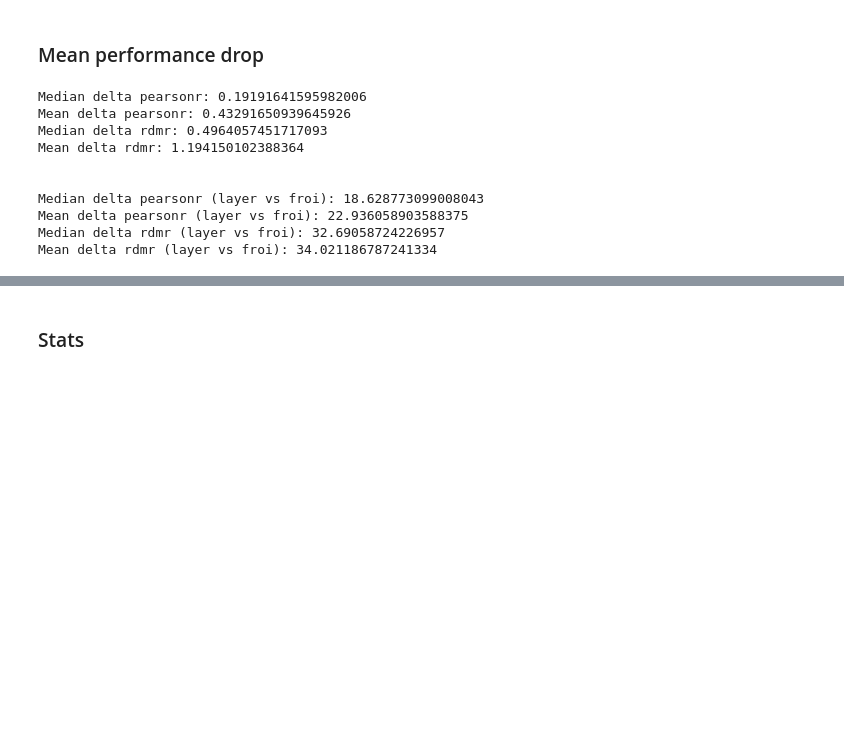
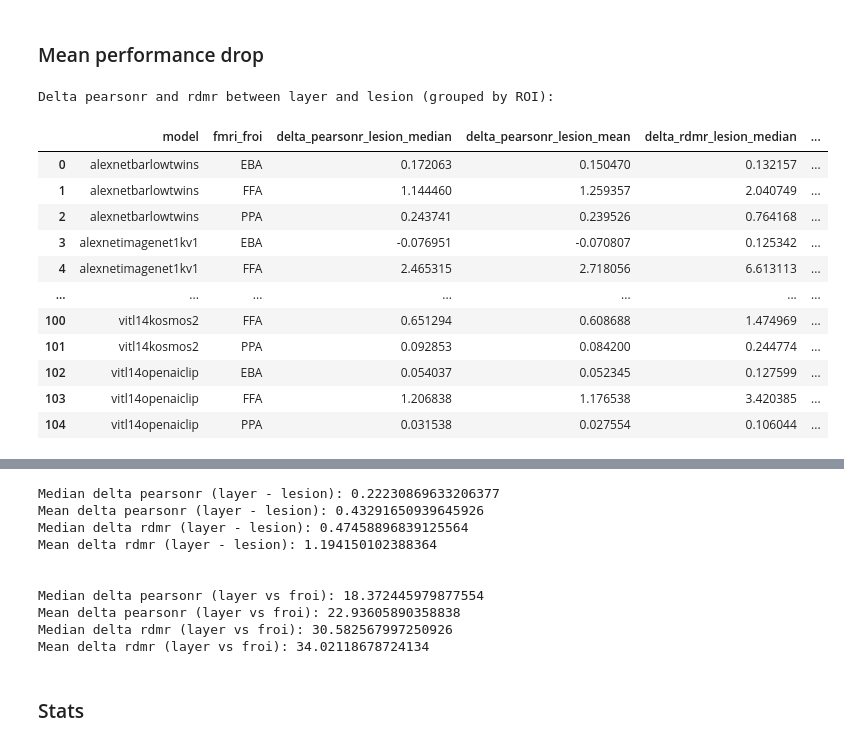
Before and after one commit to murtylab/comparing-category-selectivity, a Jupyter notebook: preprint/preprint_stats_recheck.ipynb, the cells around one changed output, grey strips where cells are left out. Saved outputs shown, nothing was run; the diff lists cells and outputs as text; code cells hidden in the pictures; blank space fills up the shorter version.

```diff
--- a/preprint/preprint_stats_recheck.ipynb
+++ b/preprint/preprint_stats_recheck.ipynb
@@ -715,40 +925,66 @@ em_csv2_tthresholds = pd.read_csv(f'{RESULTS_DIR}/nsd515_lesion_ems_fixedalpha.c
 # %%
 mapper = 'ridge'
 alpha = 0.1
 
 em_csv_subset = em_csv[
     (em_csv['mapper'] == mapper) &
     (em_csv['alpha'] == alpha) &
     (em_csv['model_froi'].isin(core_frois)) &
     (em_csv['model_localizer'] == model_localizer) &
     (em_csv['model_tthreshold'] == tthreshold)
-]
+].copy()
 
 # Estimate mean and median of difference between layer_raw_pearsonr and lesion_raw_pearsonr, as well as for rdmr
 em_csv_subset['delta_pearsonr'] = (em_csv_subset['layer_raw_pearsonr'] - em_csv_subset['lesion_raw_pearsonr'])/em_csv_subset['fmri_splithalf_pearsonr']*100
 em_csv_subset['delta_rdmr'] = (em_csv_subset['layer_raw_rdmr'] - em_csv_subset['lesion_raw_rdmr'])/em_csv_subset['fmri_splithalf_rdmr']*100
-print(f'Median delta pearsonr: {em_csv_subset["delta_pearsonr"].median()}')
-print(f'Mean delta pearsonr: {em_csv_subset["delta_pearsonr"].mean()}')
-print(f'Median delta rdmr: {em_csv_subset["delta_rdmr"].median()}')
-print(f'Mean delta rdmr: {em_csv_subset["delta_rdmr"].mean()}')
-
+em_csv_subset_grouped = (
+    em_csv_subset
+    .groupby(['model', 'fmri_froi'])
+    .agg(
+        delta_pearsonr_lesion_median=('delta_pearsonr', 'median'),
+        delta_pearsonr_lesion_mean=('delta_pearsonr', 'mean'),
+        delta_rdmr_lesion_median=('delta_rdmr', 'median'),
+        delta_rdmr_lesion_mean=('delta_rdmr', 'mean'),
+    )
+    .reset_index()
+)
+print('Delta pearsonr and rdmr between layer and lesion (grouped by ROI):')
+display(em_csv_subset_grouped)
+print(f'Median delta pearsonr (layer - lesion): {em_csv_subset_grouped["delta_pearsonr_lesion_median"].median()}')
+print(f'Mean delta pearsonr (layer - lesion): {em_csv_subset_grouped["delta_pearsonr_lesion_mean"].mean()}')
+print(f'Median delta rdmr (layer - lesion): {em_csv_subset_grouped["delta_rdmr_lesion_median"].median()}')
+print(f'Mean delta rdmr (layer - lesion): {em_csv_subset_grouped["delta_rdmr_lesion_mean"].mean()}')
 print('\n')
 
 # Estimate the same between layer_raw_pearsonr and froi_raw_pearsonr, as well as for rdmr
 em_csv_subset['delta_pearsonr_froi'] = (em_csv_subset['layer_raw_pearsonr'] - em_csv_subset['froi_raw_pearsonr'])/em_csv_subset['fmri_splithalf_pearsonr']*100
 em_csv_subset['delta_rdmr_froi'] = (em_csv_subset['layer_raw_rdmr'] - em_csv_subset['froi_raw_rdmr'])/em_csv_subset['fmri_splithalf_rdmr']*100
-print(f'Median delta pearsonr (layer vs froi): {em_csv_subset["delta_pearsonr_froi"].median()}')
-print(f'Mean delta pearsonr (layer vs froi): {em_csv_subset["delta_pearsonr_froi"].mean()}')
-print(f'Median delta rdmr (layer vs froi): {em_csv_subset["delta_rdmr_froi"].median()}')
-print(f'Mean delta rdmr (layer vs froi): {em_csv_subset["delta_rdmr_froi"].mean()}')
+em_csv_subset_grouped = (
+    em_csv_subset
+    .groupby(['model', 'fmri_froi'])
+    .agg(
+        delta_pearsonr_froi_median=('delta_pearsonr_froi', 'median'),
+        delta_pearsonr_froi_mean=('delta_pearsonr_froi', 'mean'),
+        delta_rdmr_froi_median=('delta_rdmr_froi', 'median'),
+        delta_rdmr_froi_mean=('delta_rdmr_froi', 'mean'),
+    )
+    .reset_index()
+)
+print(f'Median delta pearsonr (layer vs froi): {em_csv_subset_grouped["delta_pearsonr_froi_median"].median()}')
+print(f'Mean delta pearsonr (layer vs froi): {em_csv_subset_grouped["delta_pearsonr_froi_mean"].mean()}')
+print(f'Median delta rdmr (layer vs froi): {em_csv_subset_grouped["delta_rdmr_froi_median"].median()}')
+print(f'Mean delta rdmr (layer vs froi): {em_csv_subset_grouped["delta_rdmr_froi_mean"].mean()}')
 # %% [output]
-Median delta pearsonr: 0.19191641595982006
-Mean delta pearsonr: 0.43291650939645926
-Median delta rdmr: 0.4964057451717093
-Mean delta rdmr: 1.194150102388364
-
-
-Median delta pearsonr (layer vs froi): 18.628773099008043
-Mean delta pearsonr (layer vs froi): 22.936058903588375
-Median delta rdmr (layer vs froi): 32.69058724226957
-Mean delta rdmr (layer vs froi): 34.021186787241334
+Delta pearsonr and rdmr between layer and lesion (grouped by ROI):
+|  | model | fmri_froi | delta_pearsonr_lesion_median | delta_pearsonr_lesion_mean | delta_rdmr_lesion_median | ... |
+| 0 | alexnetbarlowtwins | EBA | 0.172063 | 0.150470 | 0.132157 | ... |
+| 1 | alexnetbarlowtwins | FFA | 1.144460 | 1.259357 | 2.040749 | ... |
+| 2 | alexnetbarlowtwins | PPA | 0.243741 | 0.239526 | 0.764168 | ... |
+| 3 | alexnetimagenet1kv1 | EBA | -0.076951 | -0.070807 | 0.125342 | ... |
+| 4 | alexnetimagenet1kv1 | FFA | 2.465315 | 2.718056 | 6.613113 | ... |
+| ... | ... | ... | ... | ... | ... | ... |
+| 100 | vitl14kosmos2 | FFA | 0.651294 | 0.608688 | 1.474969 | ... |
+| 101 | vitl14kosmos2 | PPA | 0.092853 | 0.084200 | 0.244774 | ... |
+| 102 | vitl14openaiclip | EBA | 0.054037 | 0.052345 | 0.127599 | ... |
+| 103 | vitl14openaiclip | FFA | 1.206838 | 1.176538 | 3.420385 | ... |
+| 104 | vitl14openaiclip | PPA | 0.031538 | 0.027554 | 0.106044 | ... |
@@ -775,2 +992,12 @@ See the caveats in the documentation: https://pandas.pydata.org/pandas-docs/stab
+Median delta pearsonr (layer - lesion): 0.22230869633206377
+Mean delta pearsonr (layer - lesion): 0.43291650939645926
+Median delta rdmr (layer - lesion): 0.47458896839125564
+Mean delta rdmr (layer - lesion): 1.194150102388364
+
+
+Median delta pearsonr (layer vs froi): 18.372445979877554
+Mean delta pearsonr (layer vs froi): 22.93605890358838
+Median delta rdmr (layer vs froi): 30.582567997250926
+Mean delta rdmr (layer vs froi): 34.02118678724134
 # %% [markdown]
 ### Stats
```
Also changed, not shown: parts of 18 cells of this notebook.
